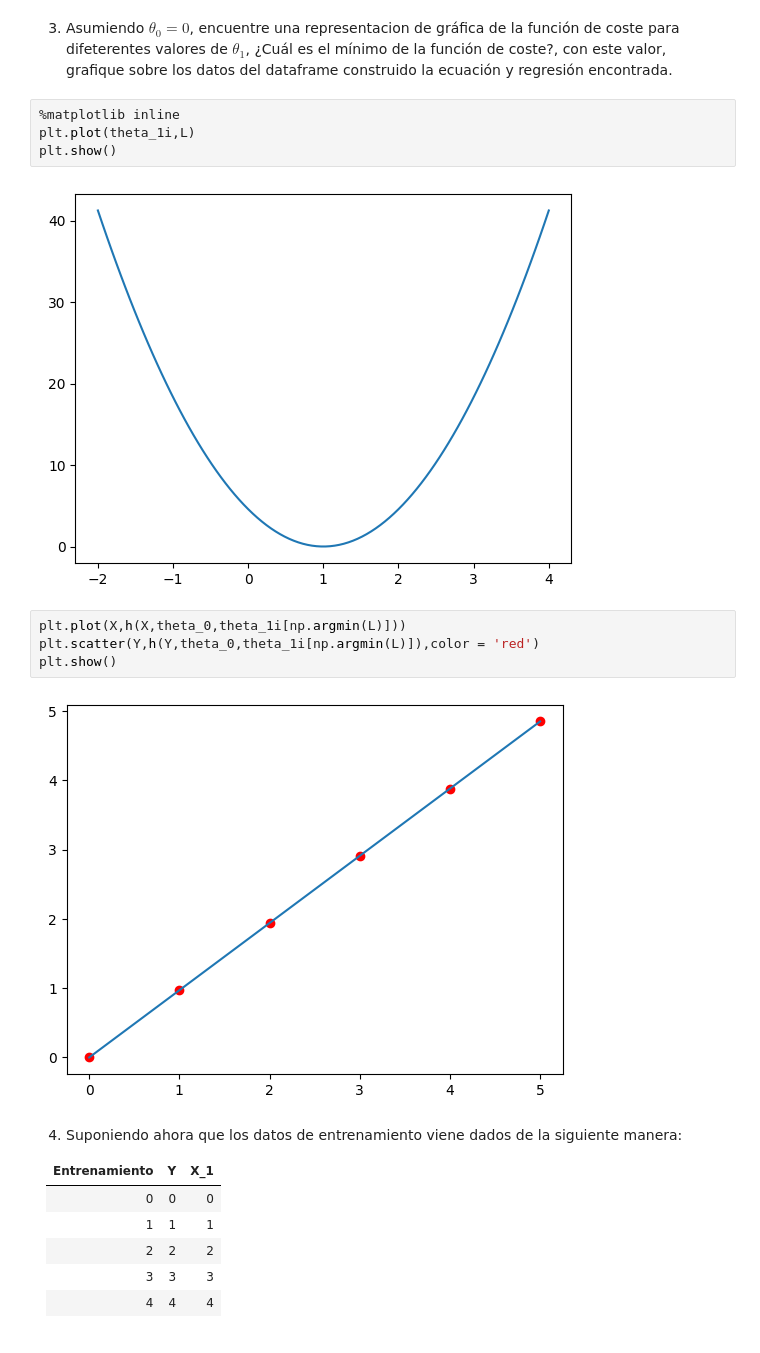
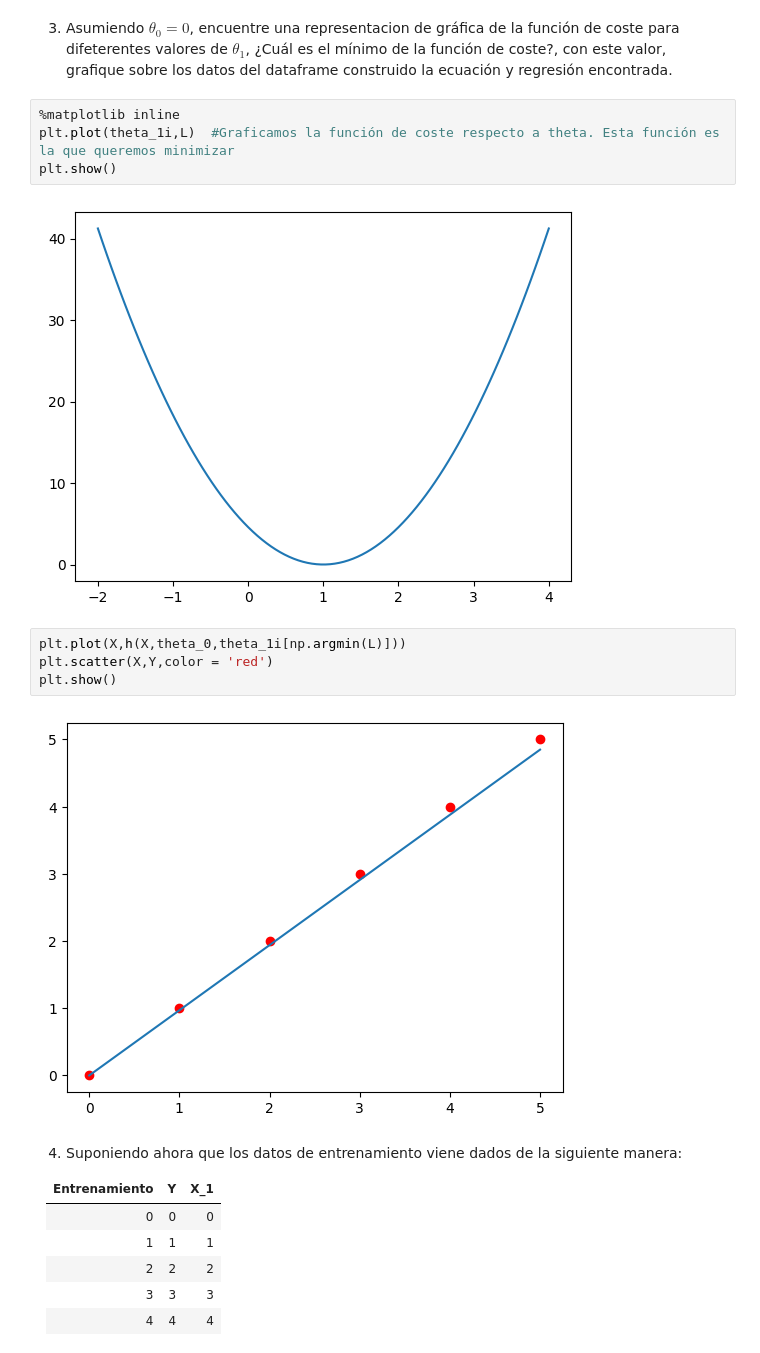
Before and after one commit to hernansalinas/Curso_aprendizaje_estadistico, a Jupyter notebook: Students/Torres_815/Laboratorios/Laboratorio_2_(German_Torres).ipynb, the cells around one changed output. Saved outputs shown, nothing was run; the diff lists cells and outputs as text.

```diff
--- a/Students/Torres_815/Laboratorios/Laboratorio_2_(German_Torres).ipynb
+++ b/Students/Torres_815/Laboratorios/Laboratorio_2_(German_Torres).ipynb
@@ -288,16 +289,16 @@ for i in range(n):
 3. Asumiendo $\theta_0=0$, encuentre una representacion de gráfica de la función de coste para difeterentes valores de  $\theta_1$, ¿Cuál es el mínimo de la función de coste?, con este valor, grafique sobre los datos del dataframe construido la ecuación y regresión encontrada.
 # %%
 %matplotlib inline
-plt.plot(theta_1i,L)
+plt.plot(theta_1i,L)  #Graficamos la función de coste respecto a theta. Esta función es la que queremos minimizar
 plt.show()
 # %% [output]
 [figure]
 # %%
 plt.plot(X,h(X,theta_0,theta_1i[np.argmin(L)]))
-plt.scatter(Y,h(Y,theta_0,theta_1i[np.argmin(L)]),color = 'red')
+plt.scatter(X,Y,color = 'red')
 plt.show()
 # %% [output]
-[figure, old version]
+[figure, new version]
 # %% [markdown]
 4. Suponiendo ahora que los datos de entrenamiento viene dados de la siguiente manera:
 
```
Also changed, not shown: parts of 15 cells of this notebook.
